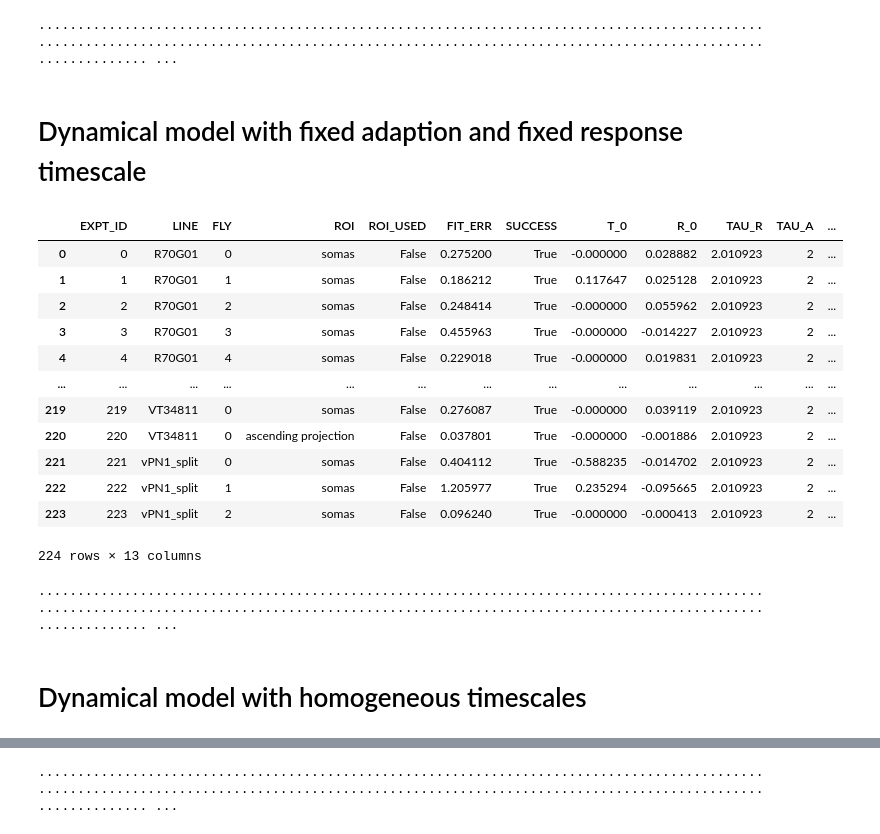
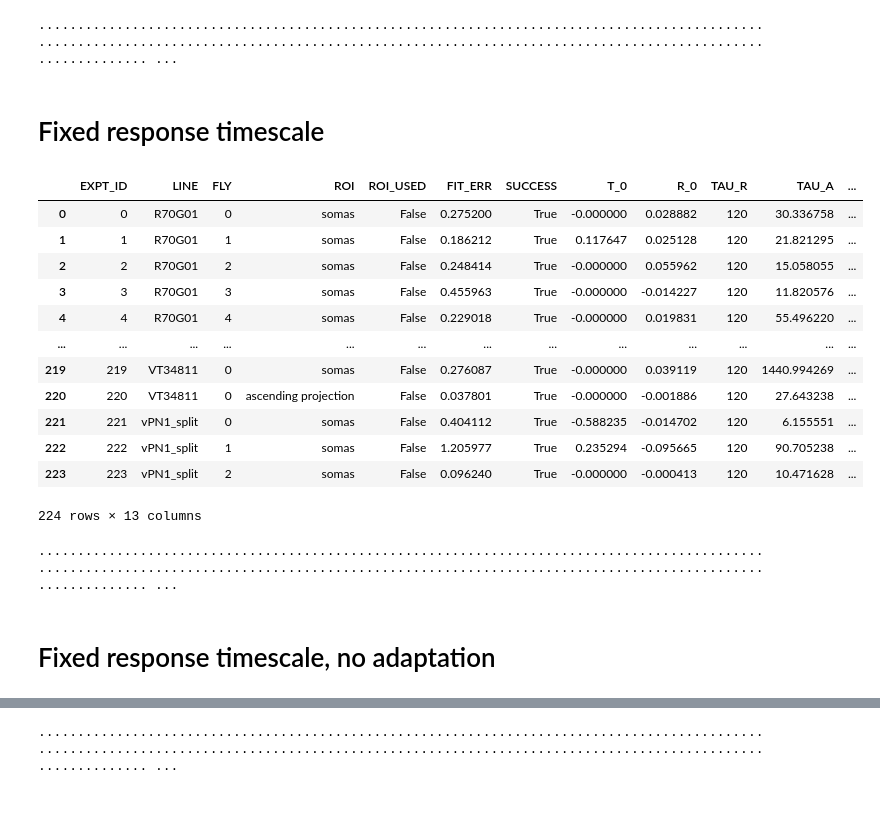
Before and after one commit to rkp8000/inferring-neural-codes, a Jupyter notebook: 4_D_record_baker_dyn_alt.ipynb, the cells around one changed output, grey strips where cells are left out. Cells and saved outputs as stored; diff of their text form; code cells hidden in the pictures; blank space fills up the shorter version.

```diff
--- a/4_D_record_baker_dyn_perturbed.ipynb
+++ b/4_D_record_baker_dyn_alt.ipynb
@@ -385,35 +385,34 @@ for ctr, df_tr in enumerate(dfs_tr):
     np.save(os.path.join(SAVE_DIR_DYN, f'{SAVE_PFX_DYN}_tr_{ctr}.npy'), np.array([{'df': df_tr_nrl_dyn}]))
 # %% [output]
 ........................................................................................................................................................................................................ ...
-# %% [markdown]
-# Dynamical model with fixed adaption and fixed response timescale
+# %% [markdown]
+# Fixed response timescale
 # %%
-FIXED_TAU_A = 2  # s
+TAU_R = 120
 
-SAVE_DIR_DYN = f'data/simple/mlv/dyn_alt/baker_dyn_fixed_adapt_{FIXED_TAU_A}_med_tau_r'
-SAVE_PFX_DYN = f'mlv_baker_dyn_fixed_adapt_{FIXED_TAU_A}_med_tau_r'
+SAVE_DIR_DYN = f'data/simple/mlv/dyn_alt/baker_dyn_fixed_tau_r_{TAU_R}'
+SAVE_PFX_DYN = f'mlv_baker_dyn_fixed_tau_r_{TAU_R}'
 
 if not os.path.exists(SAVE_DIR_DYN):
     os.makedirs(SAVE_DIR_DYN)
 
 # neural response fits from Baker data
 df_dyn_param = pd.read_csv('data/simple/neur/baker_dyn_fit_param.csv')
-df_dyn_param['TAU_A'] = FIXED_TAU_A
-df_dyn_param['TAU_R'] = np.median(df_dyn_param['TAU_R'])
+df_dyn_param['TAU_R'] = TAU_R
 df_dyn_param
 # %% [output]
 |  | EXPT_ID | LINE | FLY | ROI | ROI_USED | FIT_ERR | SUCCESS | T_0 | R_0 | TAU_R | TAU_A | ... |
-| 0 | 0 | R70G01 | 0 | somas | False | 0.275200 | True | -0.000000 | 0.028882 | 2.010923 | 2 | ... |
-| 1 | 1 | R70G01 | 1 | somas | False | 0.186212 | True | 0.117647 | 0.025128 | 2.010923 | 2 | ... |
-| 2 | 2 | R70G01 | 2 | somas | False | 0.248414 | True | -0.000000 | 0.055962 | 2.010923 | 2 | ... |
-| 3 | 3 | R70G01 | 3 | somas | False | 0.455963 | True | -0.000000 | -0.014227 | 2.010923 | 2 | ... |
-| 4 | 4 | R70G01 | 4 | somas | False | 0.229018 | True | -0.000000 | 0.019831 | 2.010923 | 2 | ... |
+| 0 | 0 | R70G01 | 0 | somas | False | 0.275200 | True | -0.000000 | 0.028882 | 120 | 30.336758 | ... |
+| 1 | 1 | R70G01 | 1 | somas | False | 0.186212 | True | 0.117647 | 0.025128 | 120 | 21.821295 | ... |
+| 2 | 2 | R70G01 | 2 | somas | False | 0.248414 | True | -0.000000 | 0.055962 | 120 | 15.058055 | ... |
+| 3 | 3 | R70G01 | 3 | somas | False | 0.455963 | True | -0.000000 | -0.014227 | 120 | 11.820576 | ... |
+| 4 | 4 | R70G01 | 4 | somas | False | 0.229018 | True | -0.000000 | 0.019831 | 120 | 55.496220 | ... |
 | ... | ... | ... | ... | ... | ... | ... | ... | ... | ... | ... | ... | ... |
-| 219 | 219 | VT34811 | 0 | somas | False | 0.276087 | True | -0.000000 | 0.039119 | 2.010923 | 2 | ... |
-| 220 | 220 | VT34811 | 0 | ascending projection | False | 0.037801 | True | -0.000000 | -0.001886 | 2.010923 | 2 | ... |
-| 221 | 221 | vPN1_split | 0 | somas | False | 0.404112 | True | -0.588235 | -0.014702 | 2.010923 | 2 | ... |
-| 222 | 222 | vPN1_split | 1 | somas | False | 1.205977 | True | 0.235294 | -0.095665 | 2.010923 | 2 | ... |
-| 223 | 223 | vPN1_split | 2 | somas | False | 0.096240 | True | -0.000000 | -0.000413 | 2.010923 | 2 | ... |
+| 219 | 219 | VT34811 | 0 | somas | False | 0.276087 | True | -0.000000 | 0.039119 | 120 | 1440.994269 | ... |
+| 220 | 220 | VT34811 | 0 | ascending projection | False | 0.037801 | True | -0.000000 | -0.001886 | 120 | 27.643238 | ... |
+| 221 | 221 | vPN1_split | 0 | somas | False | 0.404112 | True | -0.588235 | -0.014702 | 120 | 6.155551 | ... |
+| 222 | 222 | vPN1_split | 1 | somas | False | 1.205977 | True | 0.235294 | -0.095665 | 120 | 90.705238 | ... |
+| 223 | 223 | vPN1_split | 2 | somas | False | 0.096240 | True | -0.000000 | -0.000413 | 120 | 10.471628 | ... |
 224 rows × 13 columns
 # %%
 expt_ids = df_dyn_param['EXPT_ID']
@@ -441,6 +440,6 @@ for ctr, df_tr in enumerate(dfs_tr):
     np.save(os.path.join(SAVE_DIR_DYN, f'{SAVE_PFX_DYN}_tr_{ctr}.npy'), np.array([{'df': df_tr_nrl_dyn}]))
 # %% [output]
 ........................................................................................................................................................................................................ ...
-# %% [markdown]
-# Dynamical model with homogeneous timescales
+# %% [markdown]
+# Fixed response timescale, no adaptation
 # %%
```
Also changed, not shown: parts of 15 cells of this notebook.
